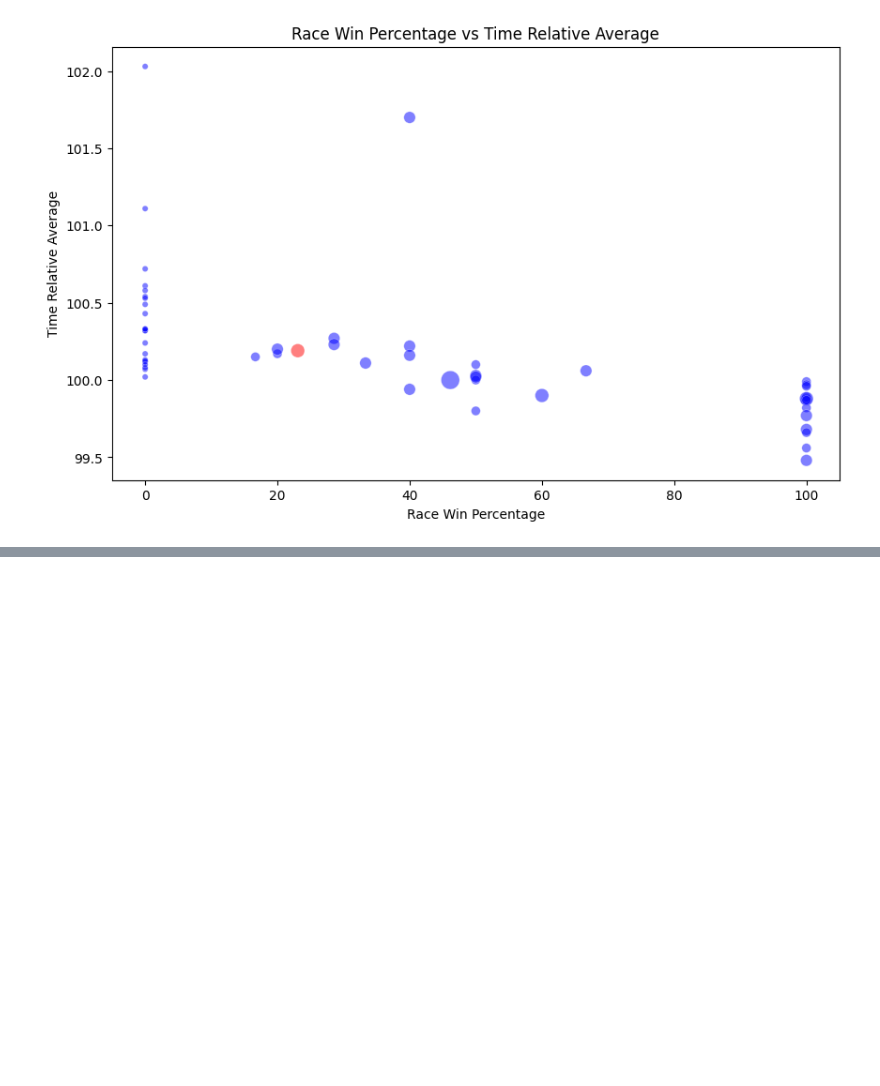
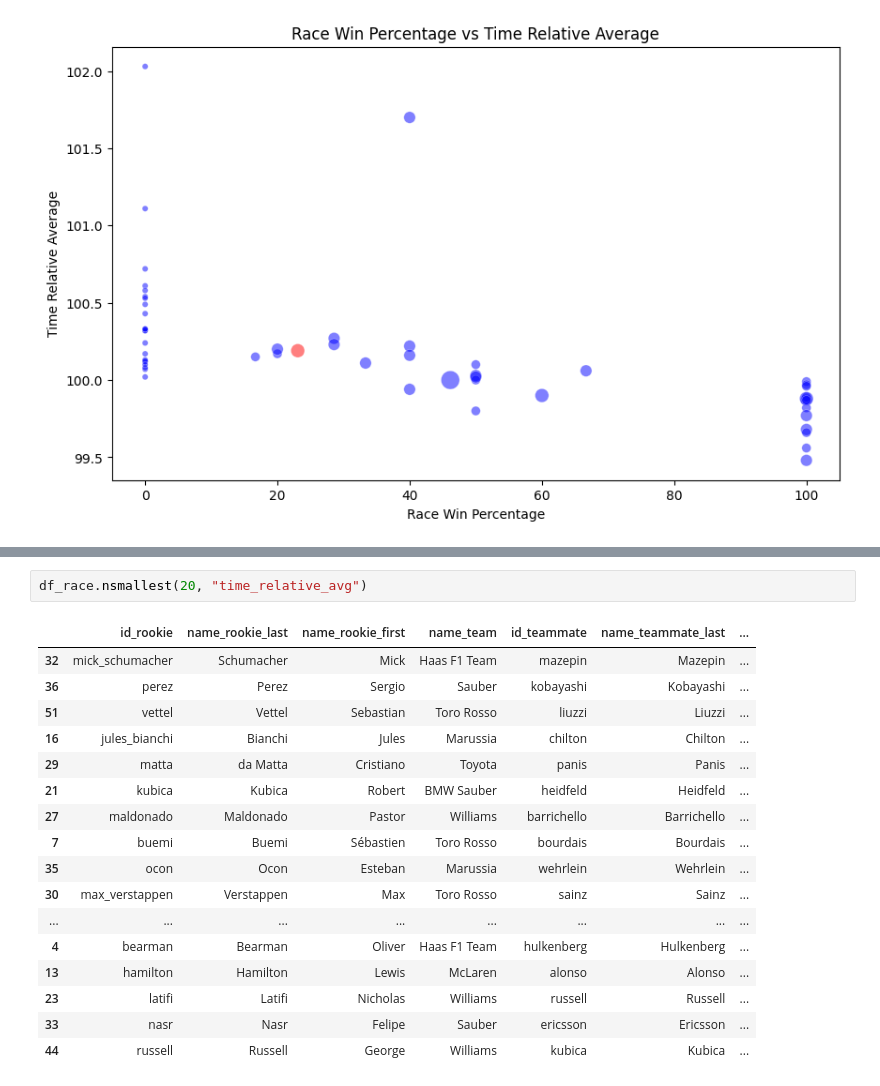
Before and after one commit to AnthonyDalke/f1data, a Jupyter notebook: piastri/docs/analysis.ipynb, the cells around one changed output, grey strips where cells are left out. Cells and saved outputs as stored; diff of their text form; blank space fills up the shorter version.

```diff
--- a/piastri/docs/analysis.ipynb
+++ b/piastri/docs/analysis.ipynb
@@ -101,2 +203,22 @@ plt.show()
+# %%
+df_race.nsmallest(20, "time_relative_avg")
+# %% [output]
+|  | id_rookie | name_rookie_last | name_rookie_first | name_team | id_teammate | name_teammate_last | ... |
+| 32 | mick_schumacher | Schumacher | Mick | Haas F1 Team | mazepin | Mazepin | ... |
+| 36 | perez | Perez | Sergio | Sauber | kobayashi | Kobayashi | ... |
+| 51 | vettel | Vettel | Sebastian | Toro Rosso | liuzzi | Liuzzi | ... |
+| 16 | jules_bianchi | Bianchi | Jules | Marussia | chilton | Chilton | ... |
+| 29 | matta | da Matta | Cristiano | Toyota | panis | Panis | ... |
+| 21 | kubica | Kubica | Robert | BMW Sauber | heidfeld | Heidfeld | ... |
+| 27 | maldonado | Maldonado | Pastor | Williams | barrichello | Barrichello | ... |
+| 7 | buemi | Buemi | Sébastien | Toro Rosso | bourdais | Bourdais | ... |
+| 35 | ocon | Ocon | Esteban | Marussia | wehrlein | Wehrlein | ... |
+| 30 | max_verstappen | Verstappen | Max | Toro Rosso | sainz | Sainz | ... |
+| ... | ... | ... | ... | ... | ... | ... | ... |
+| 4 | bearman | Bearman | Oliver | Haas F1 Team | hulkenberg | Hulkenberg | ... |
+| 13 | hamilton | Hamilton | Lewis | McLaren | alonso | Alonso | ... |
+| 23 | latifi | Latifi | Nicholas | Williams | russell | Russell | ... |
+| 33 | nasr | Nasr | Felipe | Sauber | ericsson | Ericsson | ... |
+| 44 | russell | Russell | George | Williams | kubica | Kubica | ... |
 # %%
 # Create DataFrames for each ranking
```
Also changed, not shown: parts of 4 cells of this notebook.
